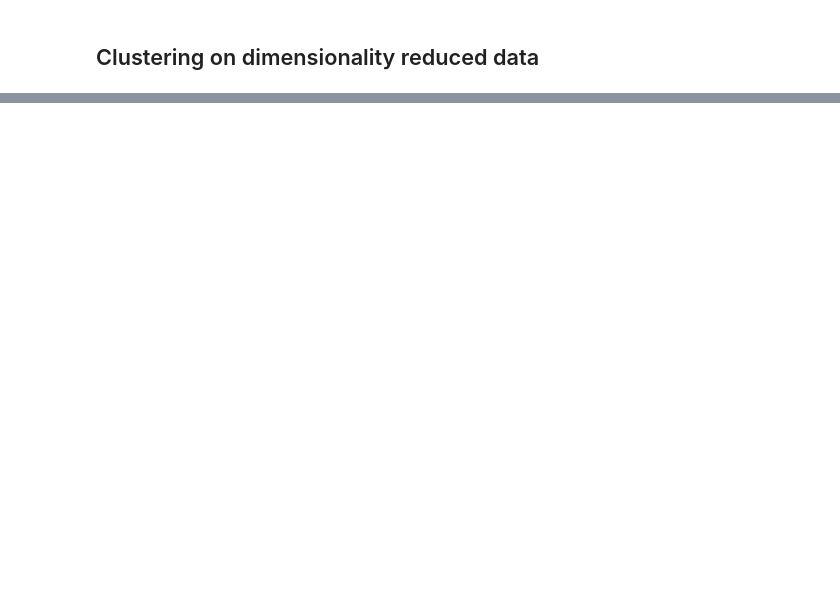
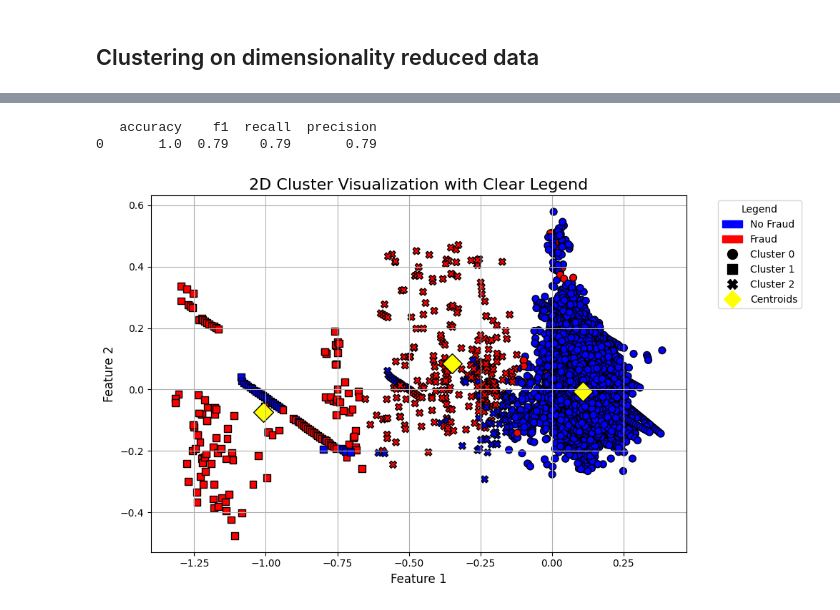
Before and after one commit to Mads-Ringsted/fraud-detection, a Jupyter notebook: classifier.ipynb, the cells around one changed output, grey strips where cells are left out. Drawn from its saved outputs; the diff is of its cells as text; code cells hidden in the pictures; blank space fills up the shorter version.

Commit message:
Add 2d cluster plotting, begin PCA analysis

```diff
--- a/classifier.ipynb
+++ b/classifier.ipynb
@@ -37,7 +39,8 @@ X_sample = np.vstack([non_fraud_df, fraud_df])
 fraud_idx = np.zeros(len(X_sample))
 fraud_idx[-len(fraud_df):] = 1
 
-X_train, X_test, y_train, y_test = train_test_split(X_sample, fraud_idx, test_size=0.2, random_state=42, stratify=fraud_idx)
+indices = np.arange(len(X_sample))
+X_train, X_test, y_train, y_test, train_indices, test_indices = train_test_split(X_sample, fraud_idx, indices, test_size=0.2, random_state=42, stratify=fraud_idx)
 # %%
 def purity_score(X, y, cluster_labels) -> float:
     """
@@ -84,15 +87,17 @@ def purity_score(X, y, cluster_labels) -> float:
 def score_clustering(X, y, cluster_labels):
     return davies_bouldin_score(X, cluster_labels), silhouette_score(X, cluster_labels), purity_score(X, y, cluster_labels)
 
-def clustering_classification_report(cluster_labels, class_labels):
+def clustering_classification_report(cluster_labels, class_labels, use_class_fraction=False):
     """
-    Function to calculate the accuracy of a clustering algorithm.
-    The accuracy is calculated as the maximum of the purity score and the adjusted purity score.
+    Function to calculate the accuracy of a clustering algorithm. It does this by finding the most common class in each cluster and then mapping the cluster labels to the class labels.
     """
     df = pd.DataFrame({'cluster': cluster_labels, 'class': class_labels})
 
     # for each cluster find the class that is most common
-    cluster_class = df.groupby('cluster')['class'].agg(lambda x:x.value_counts().index[0])
+    if use_class_fraction:
+        cluster_class = df.groupby('cluster')['class'].apply(lambda x: 1 if (x.mean() > y.mean()) else 0) # here y is the global variable
+    else:
+        cluster_class = df.groupby('cluster')['class'].agg(lambda x:x.value_counts().index[0])
 
     # map the cluster labels to the class labels
     predicted_class = df['cluster'].map(cluster_class)
@@ -325 +350,6 @@ pca_clustering, pca_classification = score_kmeans(X_train_pca, X_test_pca, y_tra
+# %%
+pca = PCA(n_components=2)
+X_train_pca = pca.fit_transform(X_train)
+X_test_pca = pca.transform(X_test)
+X_full_pca = pca.transform(X_scale)
 # %% [markdown]
@@ -344,0 +376,14 @@ pca_clustering, pca_classification = score_kmeans(X_train_pca, X_test_pca, y_tra
+# %%
+# test on full data
+k = 3 # selected from the previous analysis
+kmeans = fit_kmeans(X_train_pca, k)
+full_cluster_labels = extract_kmeans_cluster_labels(kmeans, X_full_pca)
+full_kmeans_centroids = kmeans.cluster_centers_
+
+print(pd.DataFrame(clustering_classification_report(full_cluster_labels, y, use_class_fraction=False), index=[0]).round(2))
+
+plot_2d_clusters(X_full_pca, y, full_cluster_labels, full_kmeans_centroids)
+# %% [output]
+   accuracy    f1  recall  precision
+0       1.0  0.79    0.79       0.79
+[figure, added]
```
Also changed, not shown: parts of 13 cells of this notebook.
